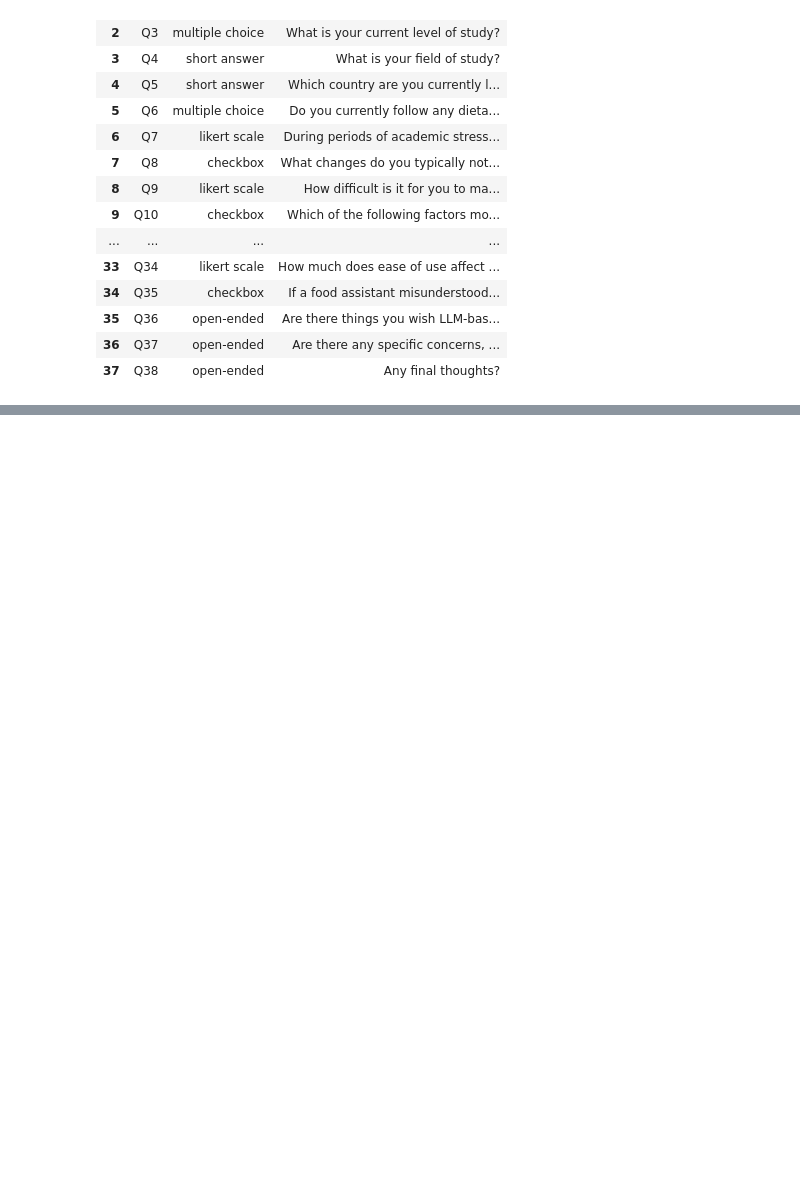
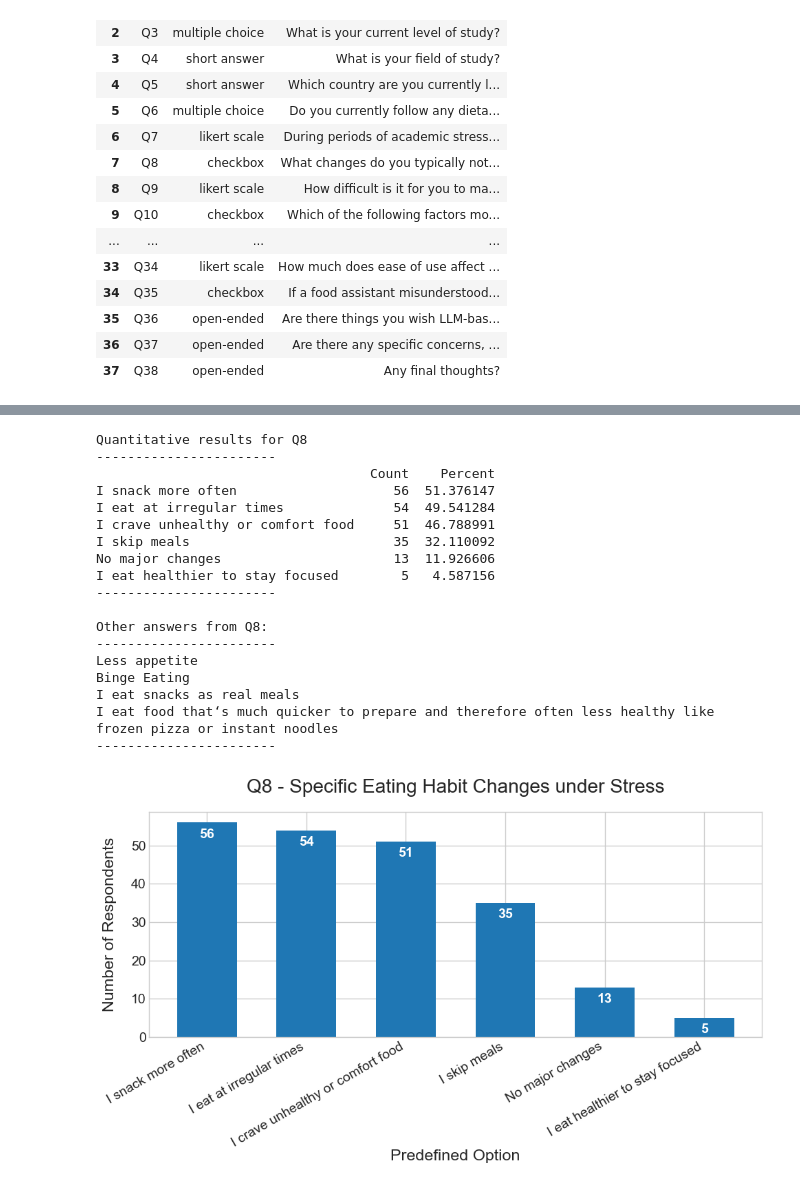
Before and after one commit to Oliveira-Lionel/thesis_results, a Jupyter notebook: results.ipynb, the cells around one changed output, grey strips where cells are left out. Saved outputs shown, nothing was run; the diff lists cells and outputs as text; code cells hidden in the pictures; blank space fills up the shorter version.

```diff
--- a/results.ipynb
+++ b/results.ipynb
@@ -418,0 +427,62 @@ plt.show()
+# %%
+# Q8 - Specific Eating Habit Changes under Stress (Checkbox)
+qid = 'Q8'
+
+filtered, others = process_checkbox(qid, official_options_map[qid])
+
+# Add dummies to the original DataFrame
+df = pd.concat([df, filtered], axis=1)
+
+# Counts
+counts = filtered.sum().sort_values(ascending=False)
+percent = counts / len(df) * 100
+cb_results = pd.DataFrame({'Count': counts, 'Percent': percent})
+
+print(f"Quantitative results for {qid}")
+print("-----------------------")
+print(cb_results)
+print("-----------------------")
+
+print(f"\nOther answers from {qid}:")
+print("-----------------------")
+for answer in others:
+    print(answer)
+
+pd.DataFrame({'Others:': list(others)}).to_csv(f'{qid}_others.csv', index=False)
+
+print("-----------------------")
+
+# Plot the results
+plt.figure(figsize=(10,6))
+plt.bar(cb_results.index, cb_results['Count'], width=0.6, color='#1f77b4')
+plt.title('Q8 - Specific Eating Habit Changes under Stress', pad=20)
+plt.xlabel('Predefined Option', labelpad=0)
+plt.ylabel('Number of Respondents', labelpad=15)
+plt.xticks(rotation=30, ha='right')
+
+# Add values on bars
+for i, v in enumerate(cb_results['Count']):
+    plt.text(i, v - 4, str(v), ha='center', color='white', fontweight='bold')
+
+plt.tight_layout()
+plt.show()
+# %% [output]
+Quantitative results for Q8
+-----------------------
+                                   Count    Percent
+I snack more often                    56  51.376147
+I eat at irregular times              54  49.541284
+I crave unhealthy or comfort food     51  46.788991
+I skip meals                          35  32.110092
+No major changes                      13  11.926606
+I eat healthier to stay focused        5   4.587156
+-----------------------
+
+Other answers from Q8:
+-----------------------
+Less appetite
+Binge Eating
+I eat snacks as real meals
+I eat food that‘s much quicker to prepare and therefore often less healthy like frozen pizza or instant noodles
+-----------------------
+[figure, added]
```
Also changed, not shown: parts of 23 cells of this notebook.
